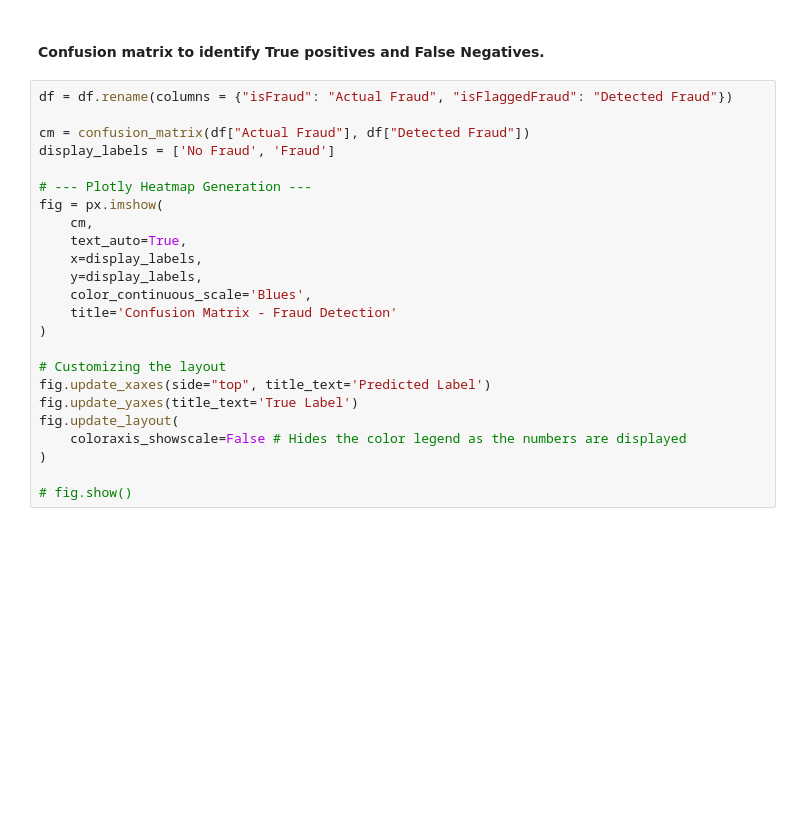
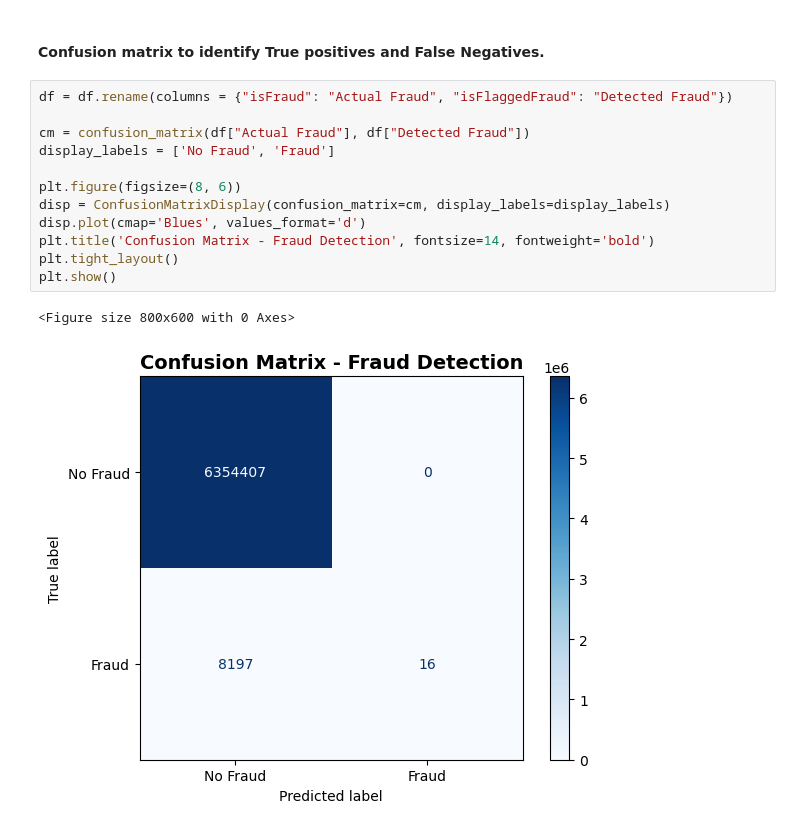
Before and after one commit to AngelMabuza/Big-Data-Visualization, a Jupyter notebook: visualization.ipynb, the cells around one changed output. Drawn from its saved outputs; the diff is of its cells as text; blank space fills up the shorter version.

```diff
--- a/visualization.ipynb
+++ b/visualization.ipynb
@@ -110,26 +116,17 @@ fig.update_layout(
 # %% [markdown]
 #### Confusion matrix to identify True positives and False Negatives.
-# %%
-df = df.rename(columns = {"isFraud": "Actual Fraud", "isFlaggedFraud": "Detected Fraud"})
-
-cm = confusion_matrix(df["Actual Fraud"], df["Detected Fraud"])
-display_labels = ['No Fraud', 'Fraud']
-
-# --- Plotly Heatmap Generation ---
-fig = px.imshow(
-    cm,
-    text_auto=True,
-    x=display_labels,
-    y=display_labels,
-    color_continuous_scale='Blues',
-    title='Confusion Matrix - Fraud Detection'
-)
-
-# Customizing the layout
-fig.update_xaxes(side="top", title_text='Predicted Label')
-fig.update_yaxes(title_text='True Label')
-fig.update_layout(
-    coloraxis_showscale=False # Hides the color legend as the numbers are displayed
-)
-
-# fig.show()
+# %%
+df = df.rename(columns = {"isFraud": "Actual Fraud", "isFlaggedFraud": "Detected Fraud"})
+
+cm = confusion_matrix(df["Actual Fraud"], df["Detected Fraud"])
+display_labels = ['No Fraud', 'Fraud']
+
+plt.figure(figsize=(8, 6))
+disp = ConfusionMatrixDisplay(confusion_matrix=cm, display_labels=display_labels)
+disp.plot(cmap='Blues', values_format='d')
+plt.title('Confusion Matrix - Fraud Detection', fontsize=14, fontweight='bold')
+plt.tight_layout()
+plt.show()
+# %% [output]
+<Figure size 800x600 with 0 Axes>
+[figure, added]
```
Also changed, not shown: parts of 4 cells of this notebook.
